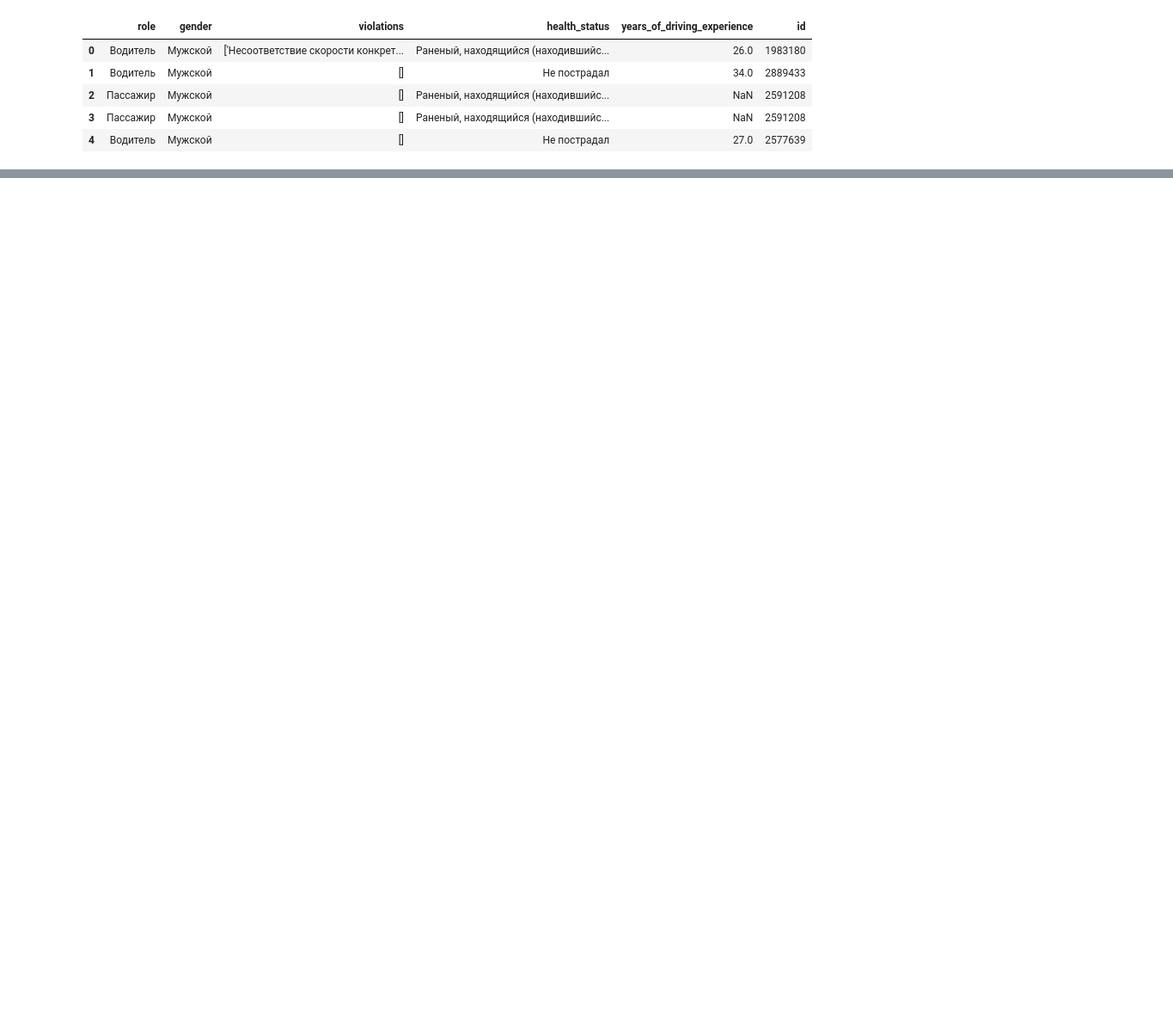
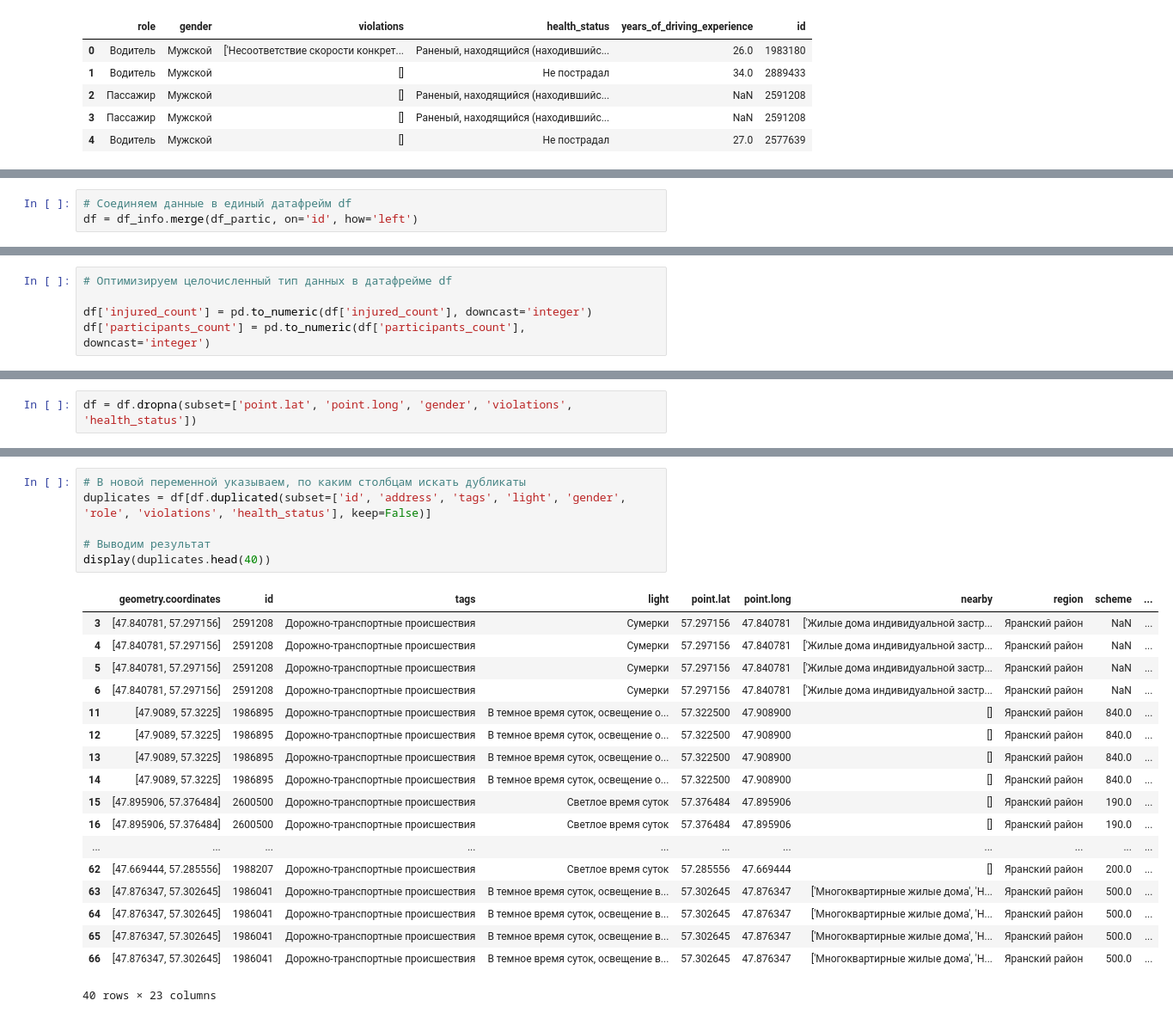
Before and after one commit to Pavelseb1987/da_project_rta, a Jupyter notebook: da_project_rta(road_traffic_accident).ipynb, the cells around one changed output, grey strips where cells are left out. Shown: that part at 86% size. Cells and saved outputs as stored; diff of their text form; blank space fills up the shorter version.

```diff
--- a/da_project_rta(road_traffic_accident).ipynb
+++ b/da_project_rta(road_traffic_accident).ipynb
@@ -158,0 +183,3 @@ memory usage: 1.4+ MB
+# %%
+# Соединяем данные в единый датафрейм df
+df = df_info.merge(df_partic, on='id', how='left')
@@ -158,0 +220,5 @@ memory usage: 1.4+ MB
+# %%
+# Оптимизируем целочисленный тип данных в датафрейме df
+
+df['injured_count'] = pd.to_numeric(df['injured_count'], downcast='integer')
+df['participants_count'] = pd.to_numeric(df['participants_count'], downcast='integer')
@@ -158,0 +303,2 @@ memory usage: 1.4+ MB
+# %%
+df = df.dropna(subset=['point.lat', 'point.long', 'gender', 'violations', 'health_status'])
@@ -158,0 +393,25 @@ memory usage: 1.4+ MB
+# %%
+# В новой переменной указываем, по каким столбцам искать дубликаты
+duplicates = df[df.duplicated(subset=['id', 'address', 'tags', 'light', 'gender', 'role', 'violations', 'health_status'], keep=False)]
+
+# Выводим результат
+display(duplicates.head(40))
+# %% [output]
+|  | geometry.coordinates | id | tags | light | point.lat | point.long | nearby | region | scheme | ... |
+| 3 | [47.840781, 57.297156] | 2591208 | Дорожно-транспортные происшествия | Сумерки | 57.297156 | 47.840781 | ['Жилые дома индивидуальной застр... | Яранский район | NaN | ... |
+| 4 | [47.840781, 57.297156] | 2591208 | Дорожно-транспортные происшествия | Сумерки | 57.297156 | 47.840781 | ['Жилые дома индивидуальной застр... | Яранский район | NaN | ... |
+| 5 | [47.840781, 57.297156] | 2591208 | Дорожно-транспортные происшествия | Сумерки | 57.297156 | 47.840781 | ['Жилые дома индивидуальной застр... | Яранский район | NaN | ... |
+| 6 | [47.840781, 57.297156] | 2591208 | Дорожно-транспортные происшествия | Сумерки | 57.297156 | 47.840781 | ['Жилые дома индивидуальной застр... | Яранский район | NaN | ... |
+| 11 | [47.9089, 57.3225] | 1986895 | Дорожно-транспортные происшествия | В темное время суток, освещение о... | 57.322500 | 47.908900 | [] | Яранский район | 840.0 | ... |
+| 12 | [47.9089, 57.3225] | 1986895 | Дорожно-транспортные происшествия | В темное время суток, освещение о... | 57.322500 | 47.908900 | [] | Яранский район | 840.0 | ... |
+| 13 | [47.9089, 57.3225] | 1986895 | Дорожно-транспортные происшествия | В темное время суток, освещение о... | 57.322500 | 47.908900 | [] | Яранский район | 840.0 | ... |
+| 14 | [47.9089, 57.3225] | 1986895 | Дорожно-транспортные происшествия | В темное время суток, освещение о... | 57.322500 | 47.908900 | [] | Яранский район | 840.0 | ... |
+| 15 | [47.895906, 57.376484] | 2600500 | Дорожно-транспортные происшествия | Светлое время суток | 57.376484 | 47.895906 | [] | Яранский район | 190.0 | ... |
+| 16 | [47.895906, 57.376484] | 2600500 | Дорожно-транспортные происшествия | Светлое время суток | 57.376484 | 47.895906 | [] | Яранский район | 190.0 | ... |
+| ... | ... | ... | ... | ... | ... | ... | ... | ... | ... | ... |
+| 62 | [47.669444, 57.285556] | 1988207 | Дорожно-транспортные происшествия | Светлое время суток | 57.285556 | 47.669444 | [] | Яранский район | 200.0 | ... |
+| 63 | [47.876347, 57.302645] | 1986041 | Дорожно-транспортные происшествия | В темное время суток, освещение в... | 57.302645 | 47.876347 | ['Многоквартирные жилые дома', 'Н... | Яранский район | 500.0 | ... |
+| 64 | [47.876347, 57.302645] | 1986041 | Дорожно-транспортные происшествия | В темное время суток, освещение в... | 57.302645 | 47.876347 | ['Многоквартирные жилые дома', 'Н... | Яранский район | 500.0 | ... |
+| 65 | [47.876347, 57.302645] | 1986041 | Дорожно-транспортные происшествия | В темное время суток, освещение в... | 57.302645 | 47.876347 | ['Многоквартирные жилые дома', 'Н... | Яранский район | 500.0 | ... |
+| 66 | [47.876347, 57.302645] | 1986041 | Дорожно-транспортные происшествия | В темное время суток, освещение в... | 57.302645 | 47.876347 | ['Многоквартирные жилые дома', 'Н... | Яранский район | 500.0 | ... |
+40 rows × 23 columns
```
Also changed, not shown: parts of 20 cells of this notebook.
